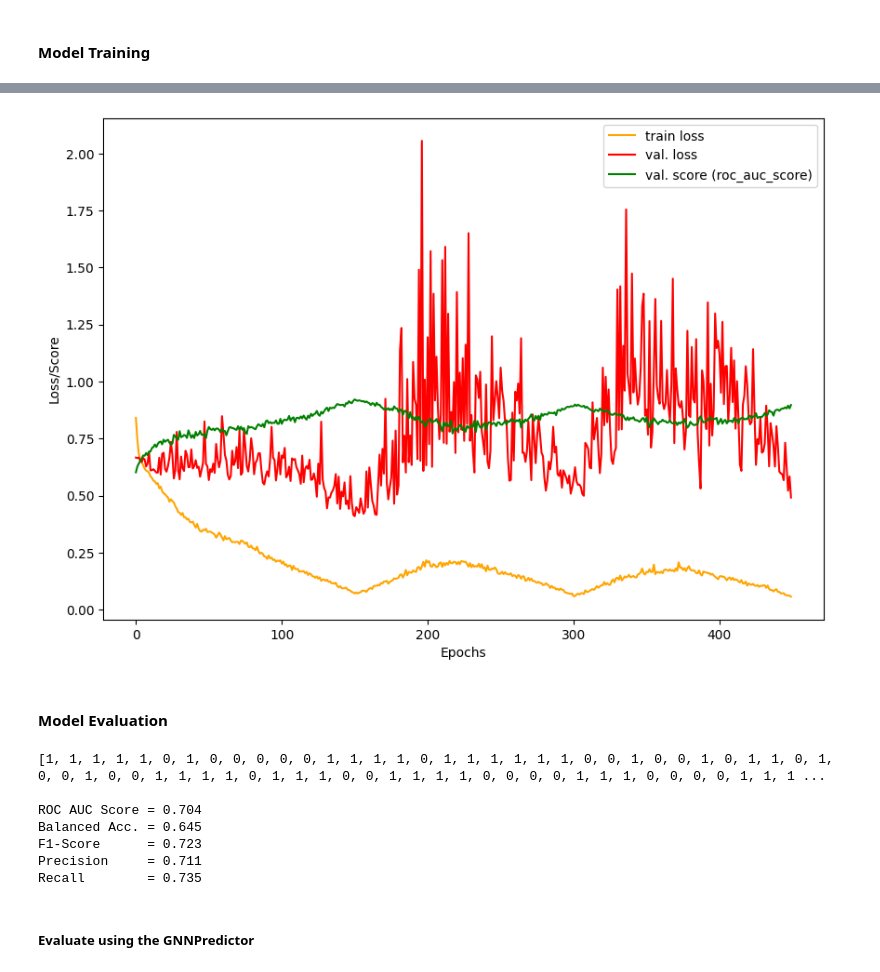
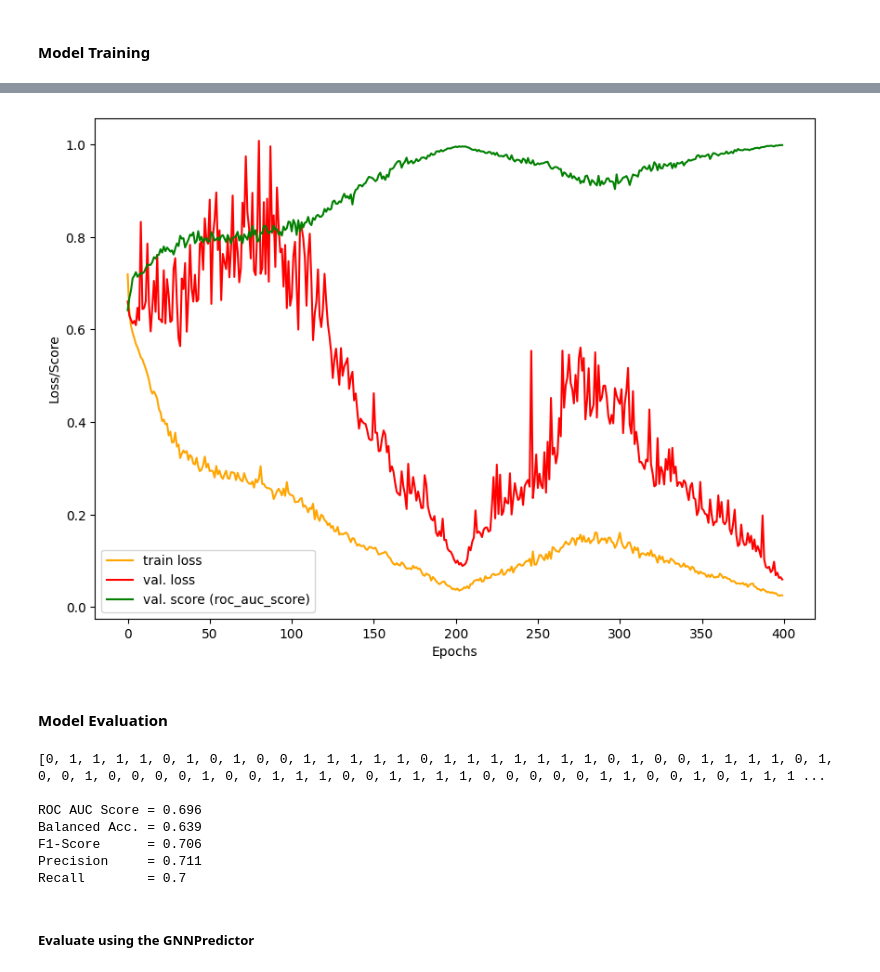
Before and after one commit to djoy4stem/qsar_w_gnns, a Jupyter notebook: notebooks/dd2/dd2_gcn_classification.ipynb, the cells around one changed output, grey strips where cells are left out. Drawn from its saved outputs; the diff is of its cells as text; code cells hidden in the pictures.

```diff
--- a/notebooks/dd2/dd2_gcn_classification.ipynb
+++ b/notebooks/dd2/dd2_gcn_classification.ipynb
@@ -316,7 +319,7 @@ dd2_dataset_fname = f'{DATASET_DIR}/dd2_datasets.pt'
 torch.save({'train_dataset':train_dataset, 'val_dataset':val_dataset, 'test_dataset':test_dataset}, dd2_dataset_fname)
 # %%
 
-batch_size=512
+batch_size=1024
 train_loader, val_loader, test_loader = datasets.get_dataloaders(train_data=train_dataset, test_data=test_dataset
                                                                  , val_data=val_dataset, batch_size=batch_size, shuffle_train=True
                                                                  , add_global_feats_to_nodes=True, num_workers=0
@@ -356,30 +359,30 @@ criterion   = BCELoss()
 exp_params_grid = {
     'task': 'binary_classification',
     'in_channels' : in_channels, 'global_fdim' : global_fdim,
-    'model': ['graph_nns.GCN', 'graph_nns.GAT'], #
+    'model': ['graph_nns.GCN'], #, 'graph_nns.GAT'
     # 'gnn_hidden_neurons': [128, 256, 384, 512]
     'gnn_hidden_neurons': [150, 500]
     , 'gnn_nlayers':[3, 6]
     # , 'ffn_hidden_neurons': [64, 128, 256, 384, 512]
-    , 'ffn_hidden_neurons': [100, 500]
-    , 'ffn_nlayers': [1, 2], 'out_neurons':1, 'dropout_rate': [0.1, 0.6]
+    , 'ffn_hidden_neurons': [100, 300]
+    , 'ffn_nlayers': [1, 2], 'out_neurons':1, 'dropout_rate': [0.2, 0.6]
     , 'activation_func': ['torch.nn.LeakyReLU', 'torch.nn.ReLU'], 'gpooling_func' : ['mean']
-    , 'heads' : [4,8]
-    , 'edge_dim': [2,8]
+    # , 'heads' : [5,8]
+    # , 'edge_dim': [2,8]
     , 'add_edge_features': False
 
-    , 'learning_rate': [5e-2, 1e-2], 'n_epochs': [150, 500]
+    , 'learning_rate': [5e-2, 1e-2], 'n_epochs': [150, 400]
     , 'criterion' : criterion
     , 'optimizer' : ["{'optimizer_type':'torch.optim.SGD', 'weight_decay':1e-3}"]
     #, 'scheduler' : ["{'lr_scheduler_type':'lr_scheduler.ReduceLROnPlateau', 'mode':'min', 'factor':0.7, 'patience':30, 'threshold':5e-02, 'eps':1e-08}"],
-    , 'scheduler' : ["{'lr_scheduler_type':'lr_scheduler.CyclicLR', 'max_lr':0.1, 'step_size_up':75, 'cycle_momentum':True}"]
+    , 'scheduler' : ["{'lr_scheduler_type':'lr_scheduler.CyclicLR', 'max_lr':0.15, 'step_size_up':100, 'cycle_momentum':True}"]
     , 'scoring_func': ['roc_auc_score']
     , 'add_batch_norm':True
 
 }
 
 
-my_hpo = training_utils.OptunaHPO(n_trials=6, n_jobs=1, sampler=None)
+my_hpo = training_utils.OptunaHPO(n_trials=5, n_jobs=1, sampler=None)
 
 results = my_hpo.run_optimization(
         train_val_data= [train_loader, val_loader]
@@ -506,10 +510,9 @@ TASK: binary_classification
 best_params = results['best_params']
 best_params.update(**{'task':'binary_classification'})
 print("Best params: ", best_params)
-# gcn_model = graph_nns.GCN.from_dict(results['best_params'])
-# gcn_model
 
-gcn_model = eval(best_params['model']).from_dict({
+
+best_gnn_model = eval(best_params['model']).from_dict({
     "task" : best_params['task']
     , 'in_channels': best_params['in_channels'],  'gnn_hidden_neurons' : int(best_params['gnn_hidden_neurons'])
     , 'gnn_nlayers' : best_params['gnn_nlayers'], 'global_fdim' : best_params.get('global_fdim', None)
@@ -525,7 +528,7 @@ Initializing parameters...
 # %% [markdown]
 <h4 style="font-family: cursive"> Model Training</h4>
 # %%
-gnn_trainer = training_utils.GNNTrainer(task=best_params['task'], model=gcn_model
+gnn_trainer = training_utils.GNNTrainer(task=best_params['task'], model=best_gnn_model
                                             , scheduler=best_params['scheduler']
                                             , optimizer=best_params['optimizer']
                                             , criterion=criterion
@@ -579,10 +582,10 @@ Wall time: 9min 4s
 # %%
 
 utilities.plots_train_val_metrics(train_losses=train_losses, val_scores=val_scores
                                     , val_losses=val_losses, figsize=(10, 7)
-                                    , image_pathname=f"{DATASET_DIR}/figures/dd2_class_gcn_stats.jpeg"
+                                    , image_pathname=f"{DATASET_DIR}/figures/dd2_class_best_gnn_stats.jpeg"
                                     , val_score_name=best_params['scoring_func']
                                 )
 # %% [output]
-[figure, old version]
+[figure, new version]
 # %%
@@ -591,7 +594,7 @@ torch.save(gcn_model, f"{DATASET_DIR}/models/dd2_class_gcn_model.pt")
 <h4 style="font-family: cursive"> Model Evaluation</h4>
 # %%
 from lib import predictions
-test_pred, test_true = predictions.predict_from_loader(loader=test_loader, model=gcn_model
+test_pred, test_true = predictions.predict_from_loader(loader=test_loader, model=best_gnn_model
                                                      , device='cuda:0'
                                                      , return_true_targets=True, desc="Predicting...")
 
@@ -601,19 +604,22 @@ test_pred_classes = [int(x>threshold) for x in test_pred.squeeze(1)]
 # print(test_pred)
 print(test_pred_classes)
 
-print(f"\nROC AUC Score = {round(roc_auc_score(test_true.cpu(), test_pred.detach().cpu()),3)}")
+roc_auc = round(roc_auc_score(test_true.cpu(), test_pred.detach().cpu()),3)
+f1_     = round(f1_score(test_true.cpu(), test_pred_classes),3)
+
+print(f"\nROC AUC Score = {roc_auc}")
 print(f"Balanced Acc. = {round(balanced_accuracy_score(test_true.cpu(), test_pred_classes),3)}")
-print(f"F1-Score      = {round(f1_score(test_true.cpu(), test_pred_classes),3)}")
+print(f"F1-Score      = {f1_}")
 print(f"Precision     = {round(precision_score(test_true.cpu(), test_pred_classes),3)}")
 print(f"Recall        = {round(recall_score(test_true.cpu(), test_pred_classes),3)}")
 # %% [output]
-[1, 1, 1, 1, 1, 0, 1, 0, 0, 0, 0, 0, 1, 1, 1, 1, 0, 1, 1, 1, 1, 1, 1, 0, 0, 1, 0, 0, 1, 0, 1, 1, 0, 1, 0, 0, 1, 0, 0, 1, 1, 1, 1, 0, 1, 1, 1, 0, 0, 1, 1, 1, 1, 0, 0, 0, 0, 1, 1, 1, 0, 0, 0, 0, 1, 1, 1 ...
+[0, 1, 1, 1, 1, 0, 1, 0, 1, 0, 0, 1, 1, 1, 1, 1, 0, 1, 1, 1, 1, 1, 1, 1, 0, 1, 0, 0, 1, 1, 1, 1, 0, 1, 0, 0, 1, 0, 0, 0, 0, 1, 0, 0, 1, 1, 1, 0, 0, 1, 1, 1, 1, 0, 0, 0, 0, 0, 1, 1, 0, 0, 1, 0, 1, 1, 1 ...
 
-ROC AUC Score = 0.704
-Balanced Acc. = 0.645
-F1-Score      = 0.723
+ROC AUC Score = 0.696
+Balanced Acc. = 0.639
+F1-Score      = 0.706
 Precision     = 0.711
-Recall        = 0.735
+Recall        = 0.7
 # %% [markdown]
 <h5 style="font-family: cursive"> Evaluate using the GNNPredictor</h5>
 # %%
```
Also changed, not shown: parts of 17 cells of this notebook, 2 other files.
